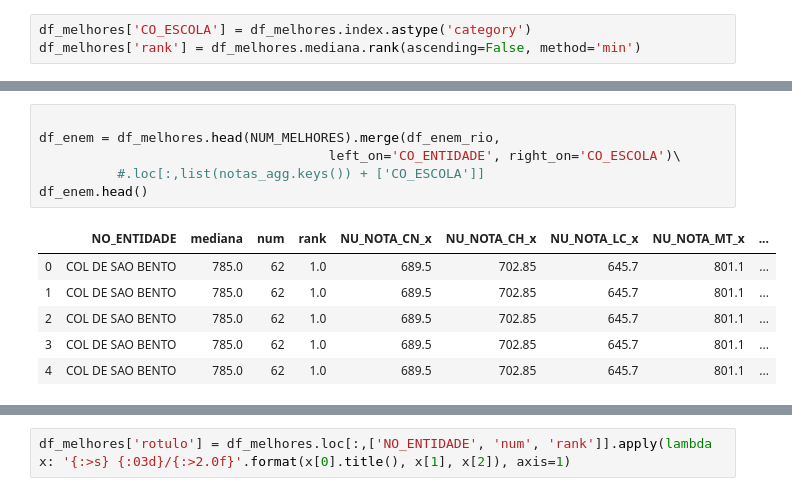
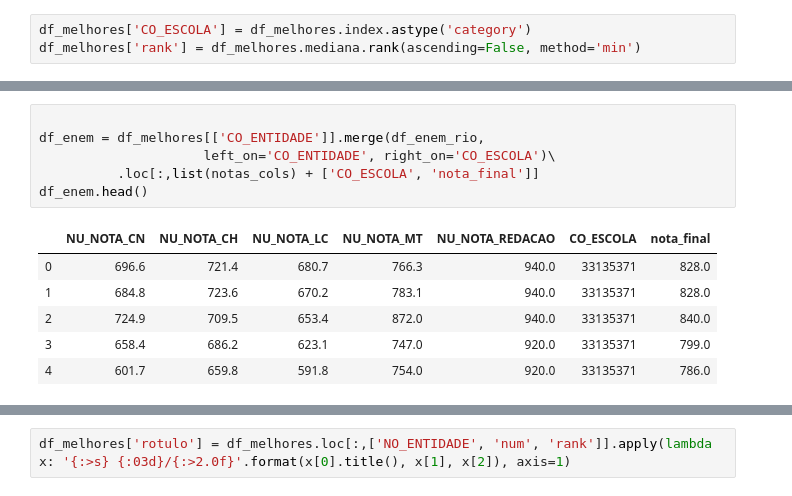
Before and after one commit to pauloneves/educacao, a Jupyter notebook: analisa.ipynb, the cells around one changed output, grey strips where cells are left out. Drawn from its saved outputs; the diff is of its cells as text.

```diff
--- a/analisa.ipynb
+++ b/analisa.ipynb
@@ -105,15 +101,15 @@ df_melhores
 # %%
 
-df_enem = df_melhores.head(NUM_MELHORES).merge(df_enem_rio,
-                                     left_on='CO_ENTIDADE', right_on='CO_ESCOLA')\
-          #.loc[:,list(notas_agg.keys()) + ['CO_ESCOLA']]
+df_enem = df_melhores[['CO_ENTIDADE']].merge(df_enem_rio,
+                     left_on='CO_ENTIDADE', right_on='CO_ESCOLA')\
+          .loc[:,list(notas_cols) + ['CO_ESCOLA', 'nota_final']]
 df_enem.head()
 # %% [output]
-|  | NO_ENTIDADE | mediana | num | rank | NU_NOTA_CN_x | NU_NOTA_CH_x | NU_NOTA_LC_x | NU_NOTA_MT_x | ... |
-| 0 | COL DE SAO BENTO | 785.0 | 62 | 1.0 | 689.5 | 702.85 | 645.7 | 801.1 | ... |
-| 1 | COL DE SAO BENTO | 785.0 | 62 | 1.0 | 689.5 | 702.85 | 645.7 | 801.1 | ... |
-| 2 | COL DE SAO BENTO | 785.0 | 62 | 1.0 | 689.5 | 702.85 | 645.7 | 801.1 | ... |
-| 3 | COL DE SAO BENTO | 785.0 | 62 | 1.0 | 689.5 | 702.85 | 645.7 | 801.1 | ... |
-| 4 | COL DE SAO BENTO | 785.0 | 62 | 1.0 | 689.5 | 702.85 | 645.7 | 801.1 | ... |
+|  | NU_NOTA_CN | NU_NOTA_CH | NU_NOTA_LC | NU_NOTA_MT | NU_NOTA_REDACAO | CO_ESCOLA | nota_final |
+| 0 | 696.6 | 721.4 | 680.7 | 766.3 | 940.0 | 33135371 | 828.0 |
+| 1 | 684.8 | 723.6 | 670.2 | 783.1 | 940.0 | 33135371 | 828.0 |
+| 2 | 724.9 | 709.5 | 653.4 | 872.0 | 940.0 | 33135371 | 840.0 |
+| 3 | 658.4 | 686.2 | 623.1 | 747.0 | 920.0 | 33135371 | 799.0 |
+| 4 | 601.7 | 659.8 | 591.8 | 754.0 | 920.0 | 33135371 | 786.0 |
 # %%
 my_order = df_melhores.head(NUM_MELHORES).NO_ENTIDADE
```
Also changed, not shown: parts of 12 cells of this notebook, 1 other file.
